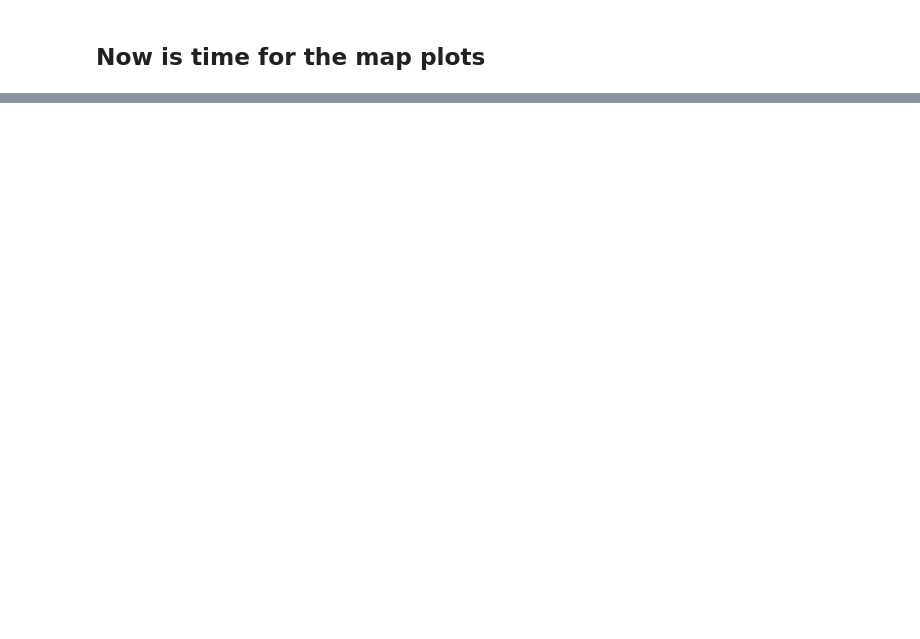
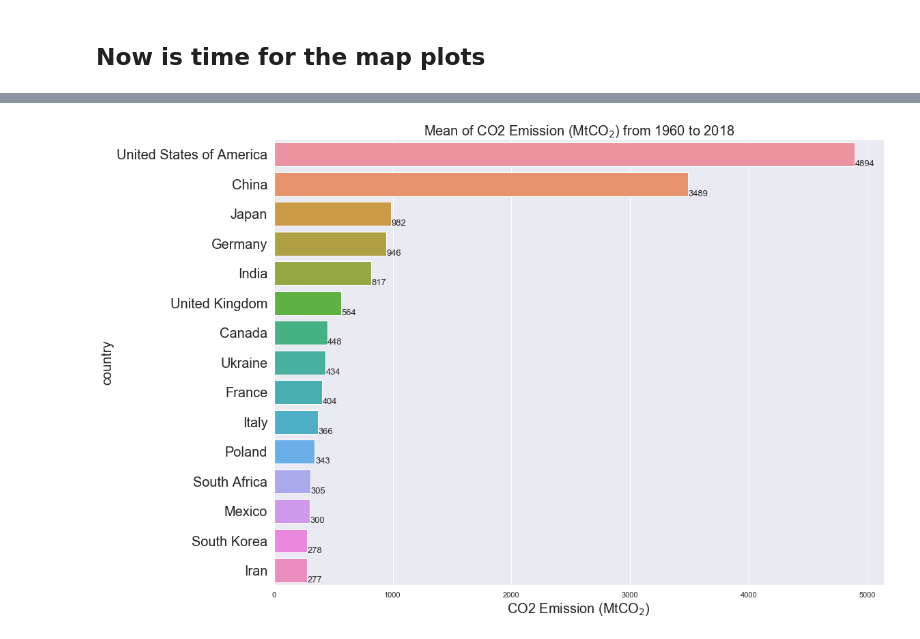
Before and after one commit to bijanfallah/Climate_Change_CIties_world, a Jupyter notebook: Climate_Change_plots.ipynb, the cells around one changed output, grey strips where cells are left out. Drawn from its saved outputs; the diff is of its cells as text; code cells hidden in the pictures; blank space fills up the shorter version.

```diff
--- a/Climate_Change_plots.ipynb
+++ b/Climate_Change_plots.ipynb
@@ -248,0 +394,22 @@ df_final.head()
+# %%
+import seaborn as sns
+sns.set(style="darkgrid")
+sns.set_color_codes("pastel")
+
+f, ax = plt.subplots(figsize=(16, 12))
+co2_final.dropna(inplace=True)
+ax = sns.barplot(x='co2', y='country',  data=co2_final.sort_values(by=['co2'],  ascending=False)[:15], saturation=0.8)
+plt.xlabel('CO2 Emission (MtCO$_2$)', fontsize=20)
+
+# add annotations
+[ax.text(p.get_width() + 3, p.get_y() + p.get_height(),
+         int(p.get_width()), fontsize=13)
+ for p in ax.patches]
+ax.set_ylabel("country",fontsize=20)
+#ax.set_yticklabels(ax.get_ytickslabels(), size = 15)
+_, ylabels = plt.yticks()
+ax.set_yticklabels(ylabels, size=20)
+plt.title('Mean of CO2 Emission (MtCO$_2$) from 1960 to 2018',fontsize=20)
+plt.show()
+# %% [output]
+[figure, added]
```
Also changed, not shown: parts of 36 cells of this notebook, 2 other files.
